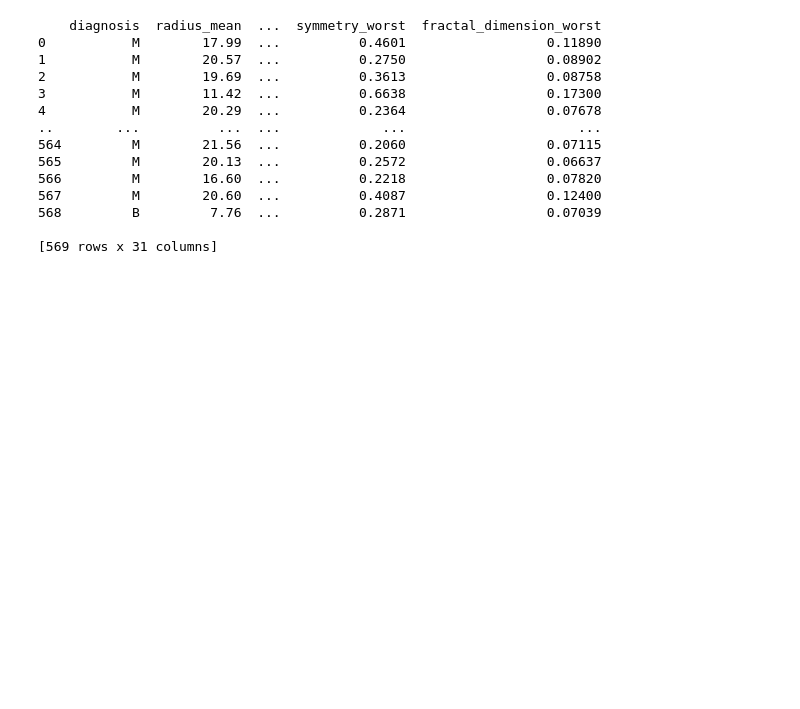
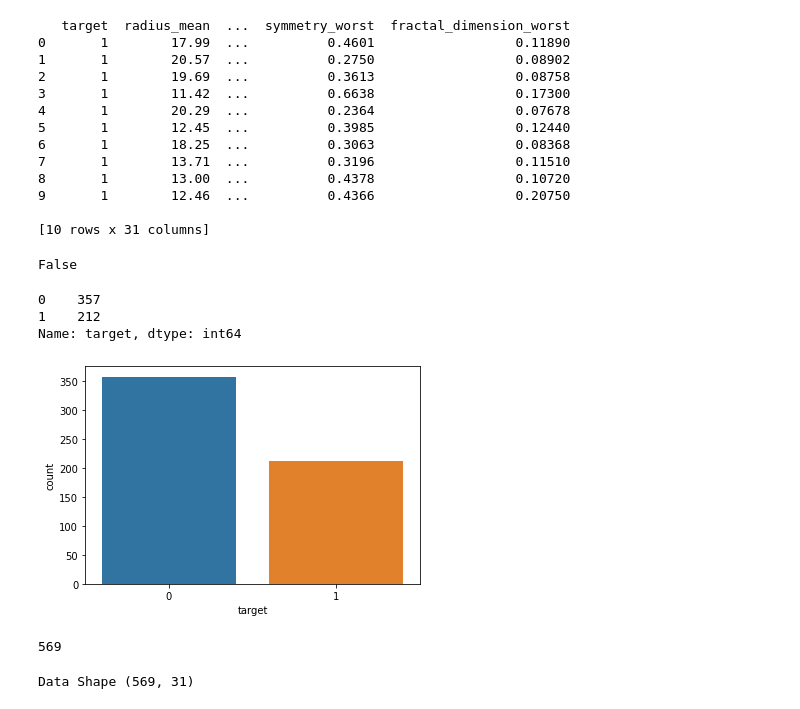
Before and after one commit to arslansevval/BreastCancerClassificationwithKNN, a Jupyter notebook: Breast_Cancer_Classification.ipynb, the cells around one changed output. Saved outputs shown, nothing was run; the diff lists cells and outputs as text; code cells hidden in the pictures; blank space fills up the shorter version.

```diff
--- a/Breast_Cancer_Classification.ipynb
+++ b/Breast_Cancer_Classification.ipynb
@@ -31,19 +31,41 @@ Mounted at /content/drive
 #Load the data
 data = pd.read_csv("/content/drive/MyDrive/Colab Notebooks/data.csv")
 data.drop(['Unnamed: 32', 'id'], inplace = True, axis = 1)
-print(data)
+data = data.rename(columns = {"diagnosis" :"target" })
+data["target"] = [1 if i.strip() == "M" else 0 for i in data.target]
+print(data.head(10))
 # %% [output]
-    diagnosis  radius_mean  ...  symmetry_worst  fractal_dimension_worst
-0           M        17.99  ...          0.4601                  0.11890
-1           M        20.57  ...          0.2750                  0.08902
-2           M        19.69  ...          0.3613                  0.08758
-3           M        11.42  ...          0.6638                  0.17300
-4           M        20.29  ...          0.2364                  0.07678
-..        ...          ...  ...             ...                      ...
-564         M        21.56  ...          0.2060                  0.07115
-565         M        20.13  ...          0.2572                  0.06637
-566         M        16.60  ...          0.2218                  0.07820
-567         M        20.60  ...          0.4087                  0.12400
-568         B         7.76  ...          0.2871                  0.07039
+   target  radius_mean  ...  symmetry_worst  fractal_dimension_worst
+0       1        17.99  ...          0.4601                  0.11890
+1       1        20.57  ...          0.2750                  0.08902
+2       1        19.69  ...          0.3613                  0.08758
+3       1        11.42  ...          0.6638                  0.17300
+4       1        20.29  ...          0.2364                  0.07678
+5       1        12.45  ...          0.3985                  0.12440
+6       1        18.25  ...          0.3063                  0.08368
+7       1        13.71  ...          0.3196                  0.11510
+8       1        13.00  ...          0.4378                  0.10720
+9       1        12.46  ...          0.4366                  0.20750
 
-[569 rows x 31 columns]
+[10 rows x 31 columns]
+# %%
+data.isnull().values.any()
+#missing value:none
+# %% [output]
+False
+# %%
+sns.countplot(data["target"])
+print(data.target.value_counts())
+# %% [output]
+0    357
+1    212
+Name: target, dtype: int64
+[figure, added]
+# %%
+print(len(data))
+# %% [output]
+569
+# %%
+print("Data Shape", data.shape)
+# %% [output]
+Data Shape (569, 31)
```
Also changed, not shown: parts of 12 cells of this notebook.
